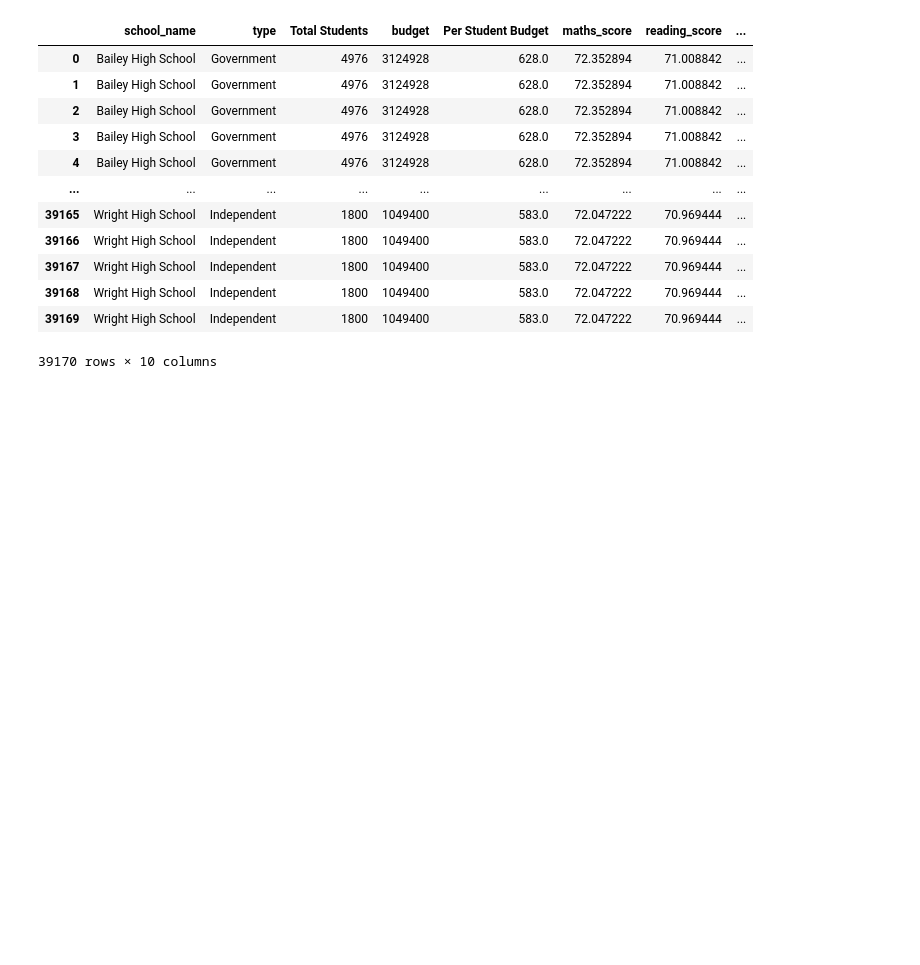
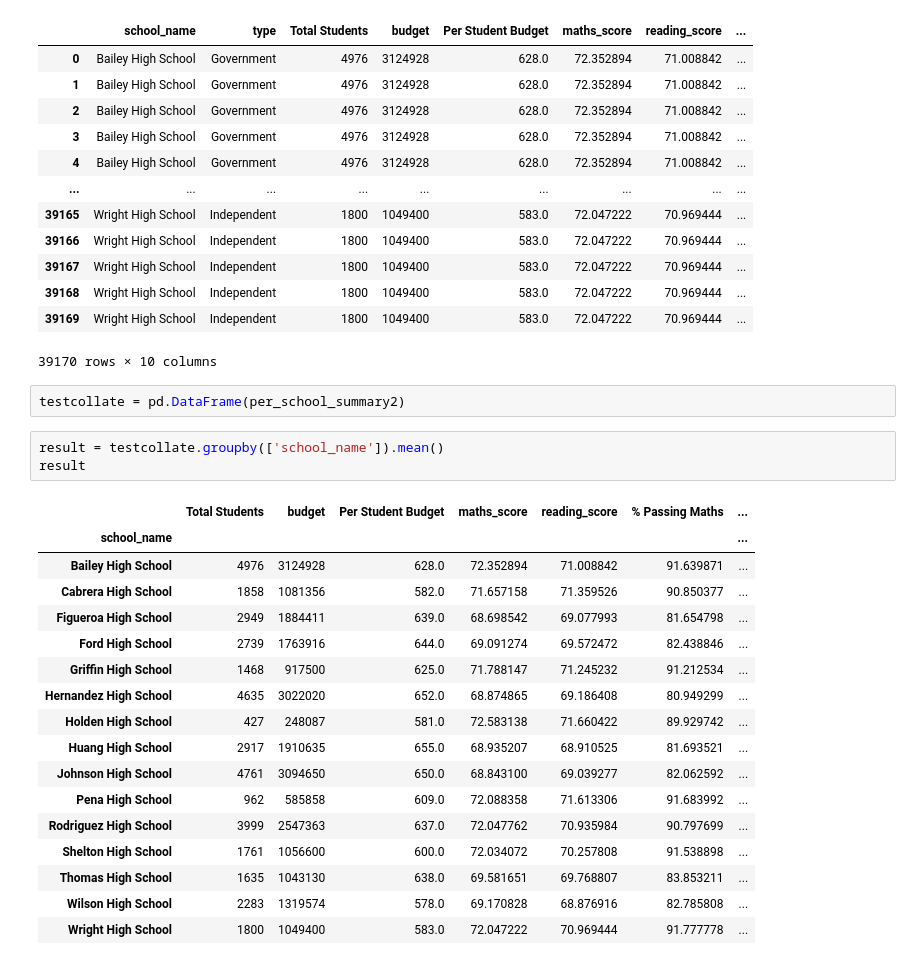
Before and after one commit to shanCH3n/pandas-challenge, a Jupyter notebook: PyCitySchools_MAIN.ipynb, the cells around one changed output. Drawn from its saved outputs; the diff is of its cells as text; blank space fills up the shorter version.

```diff
--- a/PyCitySchools_MAIN.ipynb
+++ b/PyCitySchools_MAIN.ipynb
@@ -896,3 +896,26 @@ per_school_summary2
 | 39168 | Wright High School | Independent | 1800 | 1049400 | 583.0 | 72.047222 | 70.969444 | ... |
 | 39169 | Wright High School | Independent | 1800 | 1049400 | 583.0 | 72.047222 | 70.969444 | ... |
 39170 rows × 10 columns
+# %%
+testcollate = pd.DataFrame(per_school_summary2)
+# %%
+result = testcollate.groupby(['school_name']).mean()
+result
+# %% [output]
+|  | Total Students | budget | Per Student Budget | maths_score | reading_score | % Passing Maths | ... |
+| school_name |  |  |  |  |  |  | ... |
+| Bailey High School | 4976 | 3124928 | 628.0 | 72.352894 | 71.008842 | 91.639871 | ... |
+| Cabrera High School | 1858 | 1081356 | 582.0 | 71.657158 | 71.359526 | 90.850377 | ... |
+| Figueroa High School | 2949 | 1884411 | 639.0 | 68.698542 | 69.077993 | 81.654798 | ... |
+| Ford High School | 2739 | 1763916 | 644.0 | 69.091274 | 69.572472 | 82.438846 | ... |
+| Griffin High School | 1468 | 917500 | 625.0 | 71.788147 | 71.245232 | 91.212534 | ... |
+| Hernandez High School | 4635 | 3022020 | 652.0 | 68.874865 | 69.186408 | 80.949299 | ... |
+| Holden High School | 427 | 248087 | 581.0 | 72.583138 | 71.660422 | 89.929742 | ... |
+| Huang High School | 2917 | 1910635 | 655.0 | 68.935207 | 68.910525 | 81.693521 | ... |
+| Johnson High School | 4761 | 3094650 | 650.0 | 68.843100 | 69.039277 | 82.062592 | ... |
+| Pena High School | 962 | 585858 | 609.0 | 72.088358 | 71.613306 | 91.683992 | ... |
+| Rodriguez High School | 3999 | 2547363 | 637.0 | 72.047762 | 70.935984 | 90.797699 | ... |
+| Shelton High School | 1761 | 1056600 | 600.0 | 72.034072 | 70.257808 | 91.538898 | ... |
+| Thomas High School | 1635 | 1043130 | 638.0 | 69.581651 | 69.768807 | 83.853211 | ... |
+| Wilson High School | 2283 | 1319574 | 578.0 | 69.170828 | 68.876916 | 82.785808 | ... |
+| Wright High School | 1800 | 1049400 | 583.0 | 72.047222 | 70.969444 | 91.777778 | ... |
```
Also changed, not shown: parts of 2 cells of this notebook.
